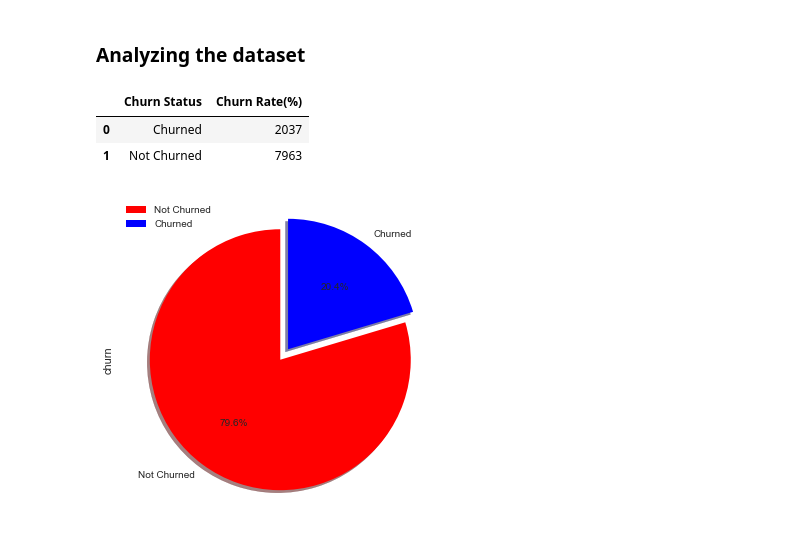
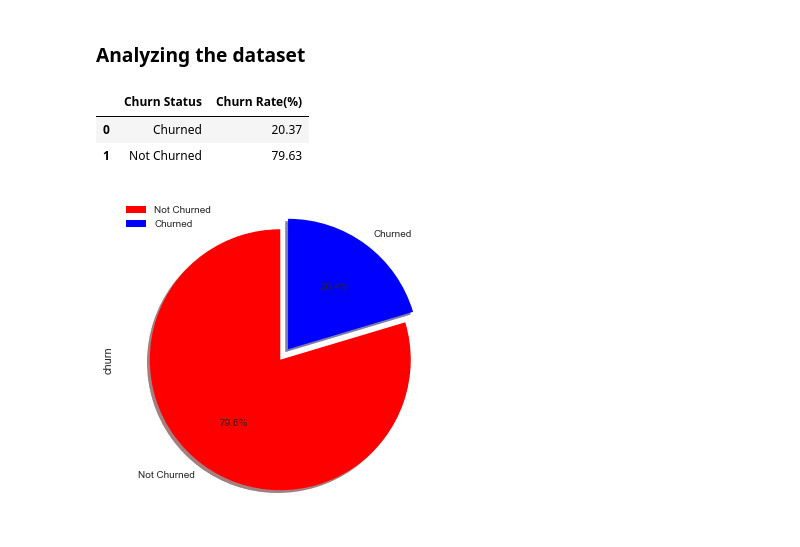
Before and after one commit to sreoshi123/Assignments, a Jupyter notebook: Customer Churn Rate Prediction Project 1 .ipynb, the cells around one changed output. Cells and saved outputs as stored; diff of their text form; code cells hidden in the pictures.

```diff
--- a/Customer Churn Rate Prediction Project 1 .ipynb
+++ b/Customer Churn Rate Prediction Project 1 .ipynb
@@ -115,13 +115,15 @@ df.describe(include=[object])
 # %%
 churned_no = df.query('churn==1').count()['churn']
 not_churned_no = df.query('churn==0').count()['churn']
-churn_data = [['Churned',churned_no],['Not Churned',not_churned_no]]
+churned_rate = round((churned_no/100),2)
+not_churned_rate = round((not_churned_no/100),2)
+churn_data = [['Churned',churned_rate],['Not Churned',not_churned_rate]]
 churn_df= pd.DataFrame(churn_data, columns =['Churn Status','Churn Rate(%)'])
 churn_df
 # %% [output]
 |  | Churn Status | Churn Rate(%) |
-| 0 | Churned | 2037 |
-| 1 | Not Churned | 7963 |
+| 0 | Churned | 20.37 |
+| 1 | Not Churned | 79.63 |
 # %%
 plt.style.use('seaborn')
 churned= pd.DataFrame(df['churn'].value_counts())
```
Also changed, not shown: parts of 3 cells of this notebook.
